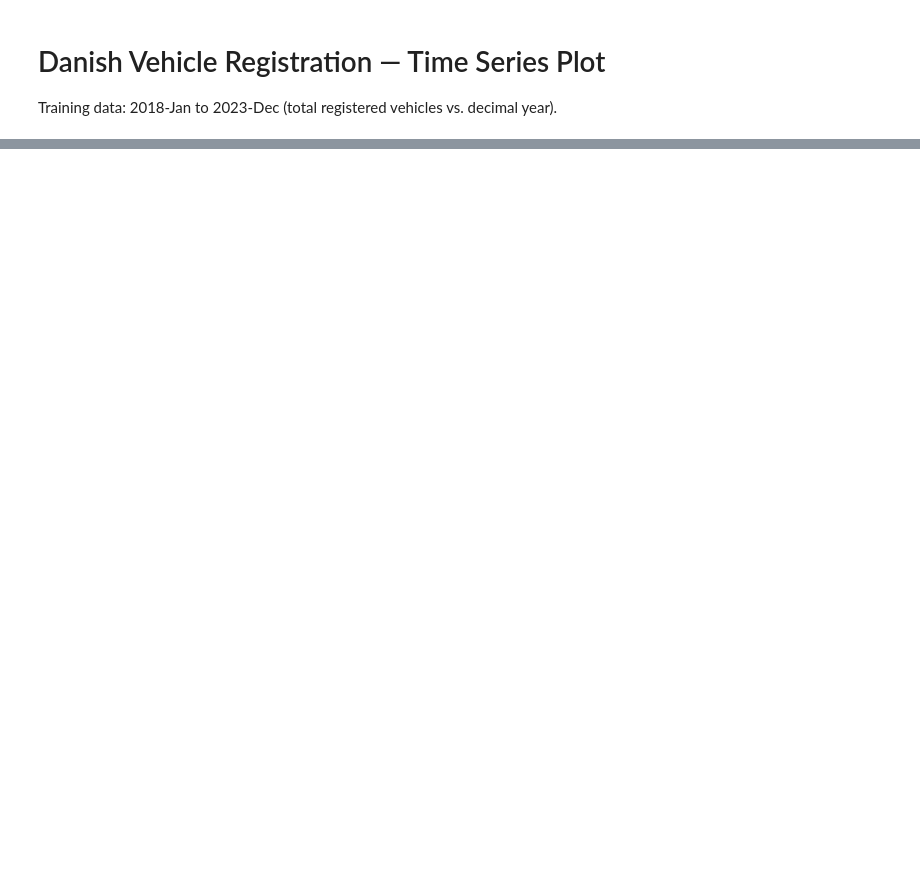
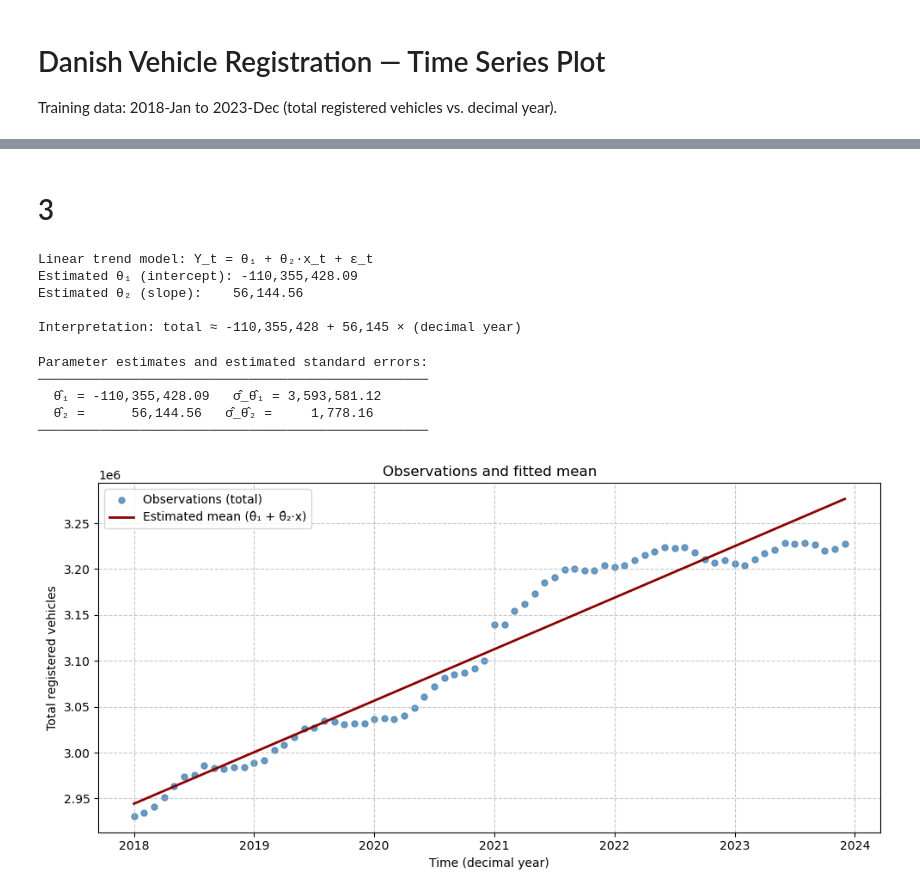
Before and after one commit to Benyla/02417_Times_Series, a Jupyter notebook: notebook.ipynb, the cells around one changed output, grey strips where cells are left out. Drawn from its saved outputs; the diff is of its cells as text; code cells hidden in the pictures; blank space fills up the shorter version.

```diff
--- a/notebook.ipynb
+++ b/notebook.ipynb
@@ -36,0 +74,67 @@ plt.show()
+# %% [markdown]
+# 3
+# %%
+# Estimate θ₁ and θ₂ by OLS: θ̂ = (X'X)^{-1} X'y
+# Full training set: design matrix X (column of 1s, column of x) and output y (total)
+N = len(train)
+ones = np.ones(N)
+x_vals = train["x"].values
+y_vals = train["total"].values
+
+X = np.column_stack([ones, x_vals])  # N x 2
+y = y_vals.reshape(-1, 1)           # N x 1
+
+# OLS: θ̂ = (X'X)^{-1} X'y
+XtX = X.T @ X
+Xty = X.T @ y
+theta_hat = np.linalg.solve(XtX, Xty)
+
+theta1 = theta_hat[0, 0]   # intercept
+theta2 = theta_hat[1, 0]   # slope (vehicles per year)
+
+print("Linear trend model: Y_t = θ₁ + θ₂·x_t + ε_t")
+print(f"Estimated θ₁ (intercept): {theta1:,.2f}")
+print(f"Estimated θ₂ (slope):    {theta2:,.2f}")
+print(f"\nInterpretation: total ≈ {theta1:,.0f} + {theta2:,.0f} × (decimal year)")
+# %% [output]
+Linear trend model: Y_t = θ₁ + θ₂·x_t + ε_t
+Estimated θ₁ (intercept): -110,355,428.09
+Estimated θ₂ (slope):    56,144.56
+
+Interpretation: total ≈ -110,355,428 + 56,145 × (decimal year)
+# %%
+# Standard errors: σ̂² = RSS/(N-p), Cov(θ̂) = σ̂² (X'X)^{-1}, SE(θ̂_j) = sqrt(Cov(θ̂)_jj)
+p = 2
+y_fitted = X @ theta_hat
+residuals = y - y_fitted
+RSS = (residuals ** 2).sum()
+sigma2_hat = RSS / (N - p)
+XtX_inv = np.linalg.inv(XtX)
+cov_theta = sigma2_hat * XtX_inv
+se_theta1 = np.sqrt(cov_theta[0, 0])
+se_theta2 = np.sqrt(cov_theta[1, 1])
+
+print("Parameter estimates and estimated standard errors:")
+print("─" * 50)
+print(f"  θ̂₁ = {theta1:>14,.2f}   σ̂_θ̂₁ = {se_theta1:>12,.2f}")
+print(f"  θ̂₂ = {theta2:>14,.2f}   σ̂_θ̂₂ = {se_theta2:>12,.2f}")
+print("─" * 50)
+
+# Plot: observations as points, estimated mean as line
+fig, ax = plt.subplots(figsize=(10, 5))
+ax.scatter(x_vals, y_vals, color="steelblue", s=25, alpha=0.8, label="Observations (total)")
+ax.plot(x_vals, y_fitted, color="darkred", linewidth=2, label="Estimated mean (θ̂₁ + θ̂₂·x)")
+ax.set_xlabel("Time (decimal year)")
+ax.set_ylabel("Total registered vehicles")
+ax.set_title("Observations and fitted mean")
+ax.legend()
+ax.grid(True, linestyle="--", alpha=0.7)
+plt.tight_layout()
+plt.show()
+# %% [output]
+Parameter estimates and estimated standard errors:
+──────────────────────────────────────────────────
+  θ̂₁ = -110,355,428.09   σ̂_θ̂₁ = 3,593,581.12
+  θ̂₂ =      56,144.56   σ̂_θ̂₂ =     1,778.16
+──────────────────────────────────────────────────
+[figure, added]
```
Also changed, not shown: parts of 9 cells of this notebook.
